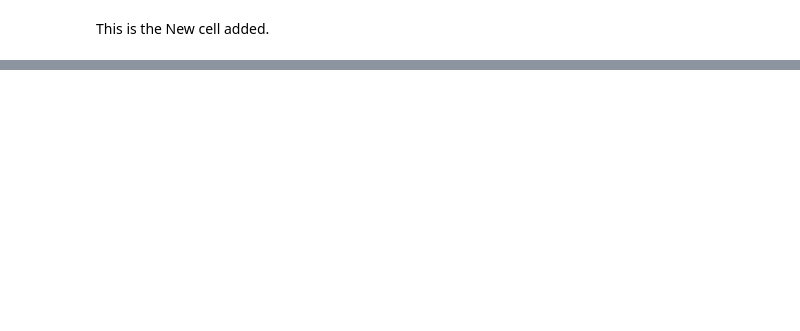
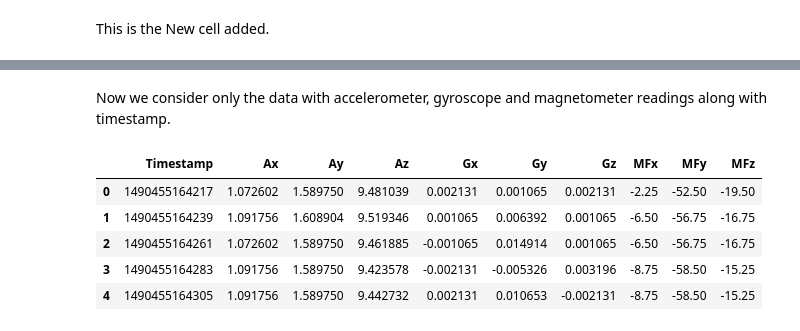
Before and after one commit to omkarkulkarni/Kalman_IMU_Sensor_Fusion, a Jupyter notebook: Gauss-Newton/TestGaussNewton.ipynb, the cells around one changed output, grey strips where cells are left out. Saved outputs shown, nothing was run; the diff lists cells and outputs as text; code cells hidden in the pictures; blank space fills up the shorter version.

```diff
--- a/Gauss-Newton/TestGaussNewton.ipynb
+++ b/Gauss-Newton/TestGaussNewton.ipynb
@@ -212,7 +229,7 @@ import matplotlib.pyplot as plt
 %matplotlib inline
 matplotlib.rcParams['figure.figsize'] = (20.0, 10.0)
 
-dataraw = pd.read_csv("HIMU-2017-03-21_17-09-05.txt", skiprows=4)
+dataraw = pd.read_csv("IDLE.txt", skiprows=4)
 dataraw.shape
 ## Data Extraction
 dataraw.columns = ['Timestamp','STK3310_Proximity_sensor_x','STK3310_Proximity_sensor_y','STK3310_Proximity_sensor_z',
@@ -225,6 +242,15 @@ dataraw.columns = ['Timestamp','STK3310_Proximity_sensor_x','STK3310_Proximity_s
              'Gravity_Sensor_x','Gravity_Sensor_y','Gravity_Sensor_z',
              'Linear_Acceleration_Sensor_x','Linear_Acceleration_Sensor_y','Linear_Acceleration_Sensor_z',
              'Orientation_Sensor_x','Orientation_Sensor_y','Orientation_Sensor_z']
+# %% [markdown]
+Now we consider only the data with accelerometer, gyroscope and magnetometer readings along with timestamp.
 # %%
-dataraw.head(5)
 data = dataraw[['Timestamp','Ax','Ay','Az','Gx','Gy','Gz','MFx','MFy','MFz']]
+data.head(5)
+# %% [output]
+|  | Timestamp | Ax | Ay | Az | Gx | Gy | Gz | MFx | MFy | MFz |
+| 0 | 1490455164217 | 1.072602 | 1.589750 | 9.481039 | 0.002131 | 0.001065 | 0.002131 | -2.25 | -52.50 | -19.50 |
+| 1 | 1490455164239 | 1.091756 | 1.608904 | 9.519346 | 0.001065 | 0.006392 | 0.001065 | -6.50 | -56.75 | -16.75 |
+| 2 | 1490455164261 | 1.072602 | 1.589750 | 9.461885 | -0.001065 | 0.014914 | 0.001065 | -6.50 | -56.75 | -16.75 |
+| 3 | 1490455164283 | 1.091756 | 1.589750 | 9.423578 | -0.002131 | -0.005326 | 0.003196 | -8.75 | -58.50 | -15.25 |
+| 4 | 1490455164305 | 1.091756 | 1.589750 | 9.442732 | 0.002131 | 0.010653 | -0.002131 | -8.75 | -58.50 | -15.25 |
```
Also changed, not shown: parts of 10 cells of this notebook.
